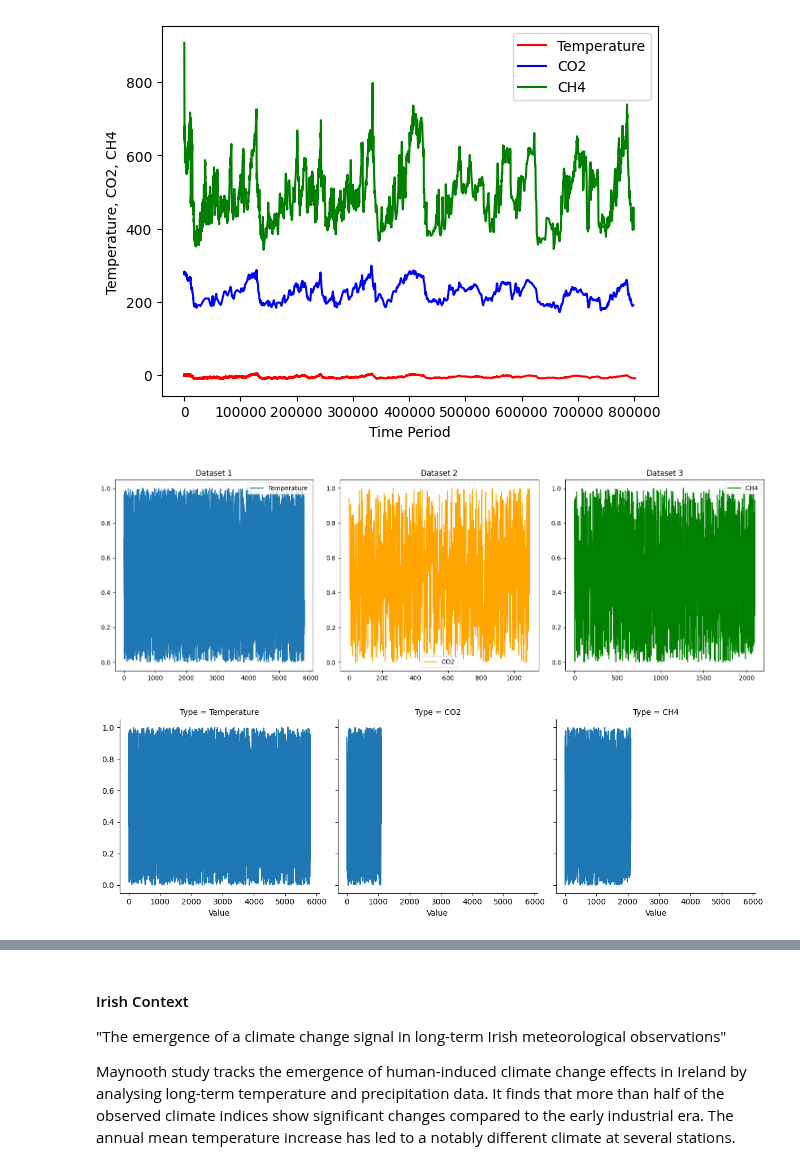
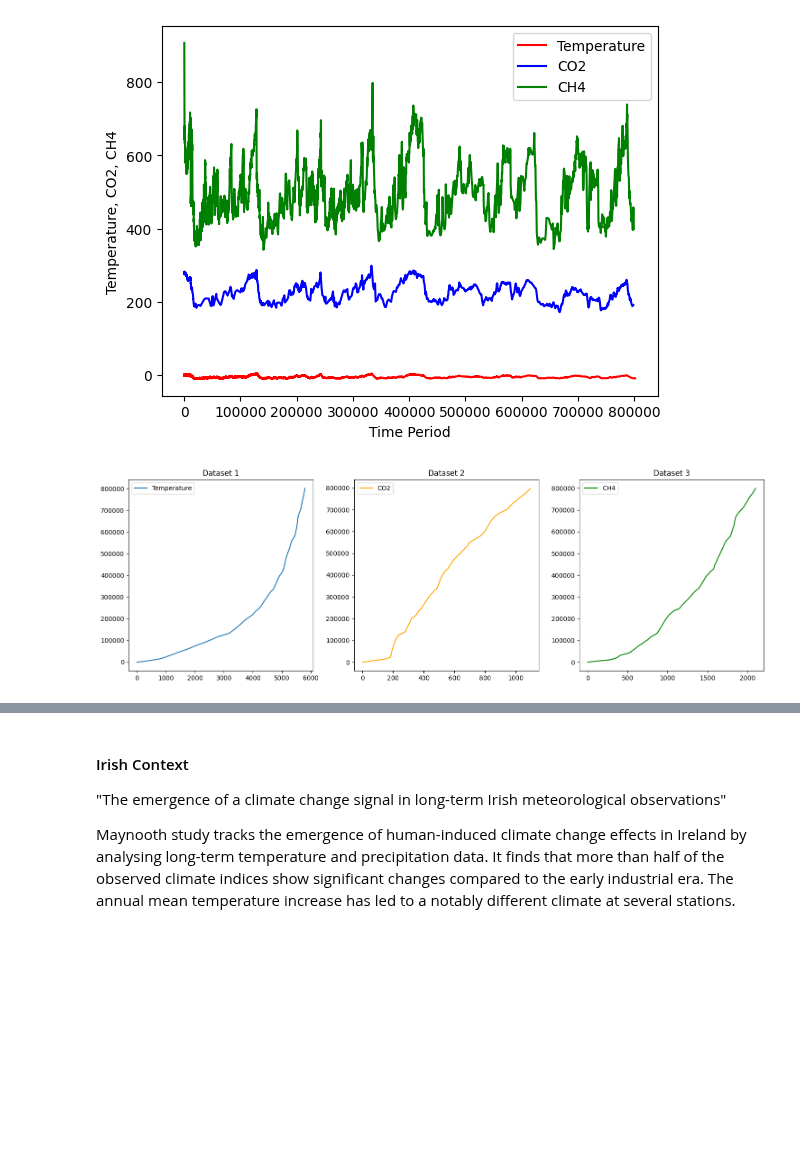
Before and after one commit to Tanjasta/PFDA_Assignment2, a Jupyter notebook: PFDA_Assignment2.ipynb, the cells around one changed output, grey strips where cells are left out. Saved outputs shown, nothing was run; the diff lists cells and outputs as text; code cells hidden in the pictures; blank space fills up the shorter version.

Commit message:
some graphs added

```diff
--- a/PFDA_Assignment2.ipynb
+++ b/PFDA_Assignment2.ipynb
@@ -510,42 +510,40 @@ data2 = pd.read_csv("Fused_CO2.csv")
 data3 = pd.read_csv("Fused_CH4.csv")
 
 # Simulating three datasets with different row counts
-np.random.seed(0)
-data1 = pd.DataFrame({'Value': np.random.rand(5800), 'Type': 'Temperature'})
-data2 = pd.DataFrame({'Value': np.random.rand(1095), 'Type': 'CO2'})
-data3 = pd.DataFrame({'Value': np.random.rand(2100), 'Type': 'CH4'})
+#np.random.seed(0)
+#data1 = pd.DataFrame({'Value': np.random.rand(5800), 'Type': 'Temperature'})
+#data2 = pd.DataFrame({'Value': np.random.rand(1096), 'Type': 'CO2'})
+#data3 = pd.DataFrame({'Value': np.random.rand(2102), 'Type': 'CH4'})
 
+
+data1.rename(columns={'Age': 'Value'}, inplace=True)
+data2.rename(columns={'EDC3_gas_a (yr)': 'Value'}, inplace=True)
+data3.rename(columns={'gas age (a B1950)': 'Value'}, inplace=True)
 # Concatenate all data into a single DataFrame for seaborn plotting
 all_data = pd.concat([data1, data2, data3])
 
 # Matplotlib example: Plotting with subplots
 plt.figure(figsize=(15, 5))
 
 # First dataset
 plt.subplot(1, 3, 1)
 plt.plot(data1['Value'], label='Temperature')
 plt.title('Dataset 1')
 plt.legend()
 
 # Second dataset
 plt.subplot(1, 3, 2)
 plt.plot(data2['Value'], label='CO2', color='orange')
 plt.title('Dataset 2')
 plt.legend()
 
 # Third dataset
 plt.subplot(1, 3, 3)
 plt.plot(data3['Value'], label='CH4', color='green')
 plt.title('Dataset 3')
 plt.legend()
 
 plt.tight_layout()
 plt.show()
-
-# Seaborn example: Using FacetGrid to create subplots
-g = sns.FacetGrid(all_data, col="Type", col_wrap=3, height=4)
-g.map(plt.plot, "Value")
-plt.show()
 # %% [output]
-[figure, old version]
+[figure, new version]
-[figure, removed]
```
Also changed, not shown: parts of 3 cells of this notebook.
